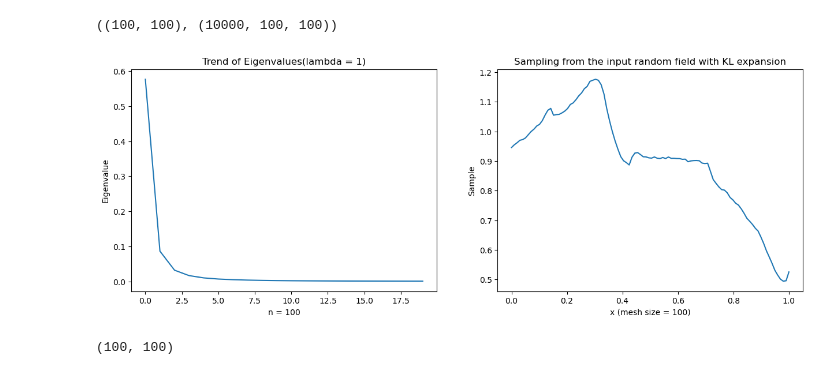
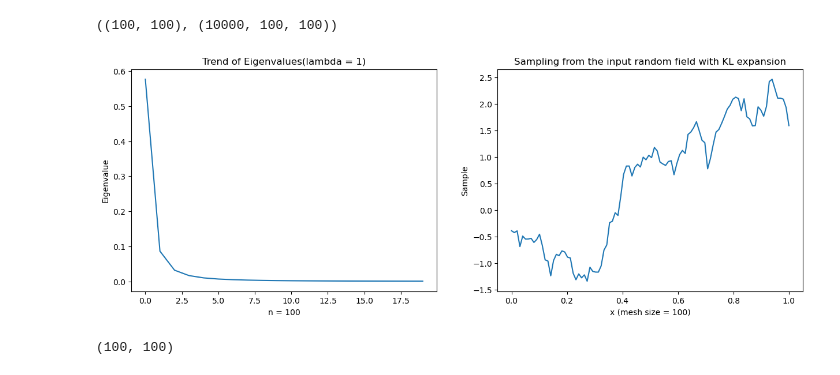
Before and after one commit to tobyacole/RSCAM-Gaussian-Fields, a Jupyter notebook: KL_LI_version.ipynb, the cells around one changed output. Cells and saved outputs as stored; diff of their text form; code cells hidden in the pictures.

```diff
--- a/KL_LI_version.ipynb
+++ b/KL_LI_version.ipynb
@@ -80,29 +80,29 @@ theta_values_2D.shape, b_values_2D.shape
 # %%
 #1D
 import matplotlib.pyplot as plt
 #assume the expectation of Z is 0
 mean = 0
 
 xi_n = np.random.normal(size=number_of_solutions)
 n_list = np.arange(0,number_of_solutions)
-Z = mean + np.dot((xi_n * theta_values_1D).T,b_values_1D)
+Z = mean + np.dot((xi_n * np.sqrt(theta_values_1D)).T,b_values_1D)
 
 
 fig, ax = plt.subplots(1,2,figsize = (15,5))
 
 ax[0].plot(n_list[:20],theta_values_1D[:20])
 ax[0].set_xlabel(f'n = {number_of_solutions}')
 ax[0].set_ylabel('Eigenvalue')
 ax[0].set_title(f'Trend of Eigenvalues(lambda = {lambda_value})')
 
 ax[1].plot(x_values,Z)
 ax[1].set_xlabel(f'x (mesh size = {mesh_size})')
 ax[1].set_ylabel('Sample')
 ax[1].set_title('Sampling from the input random field with KL expansion')
 
 plt.show()
 # %% [output]
-[figure, old version]
+[figure, new version]
 # %%
 print(b_values_2D[1].shape)
 # %% [output]
```
Also changed, not shown: parts of 1 cell of this notebook.
